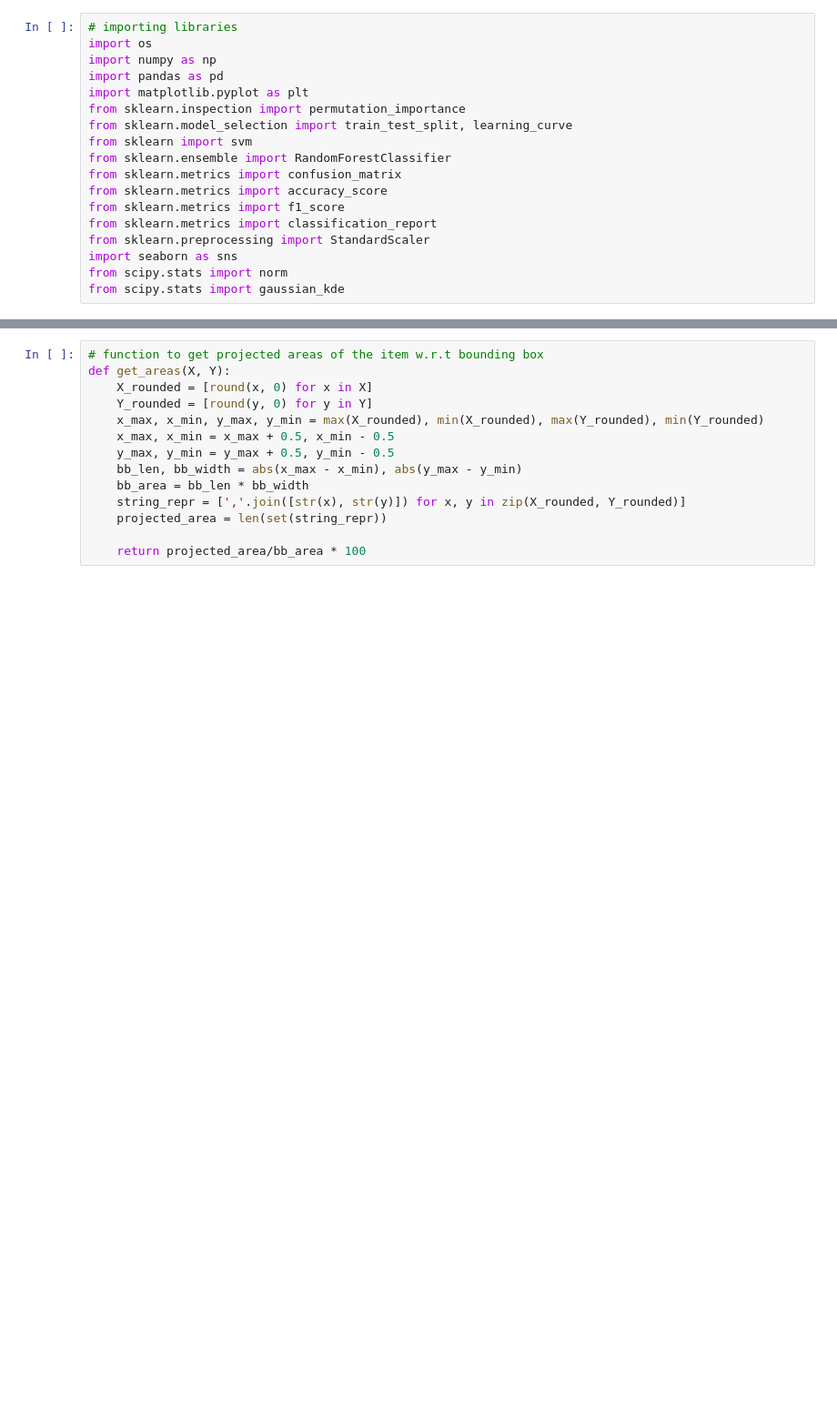
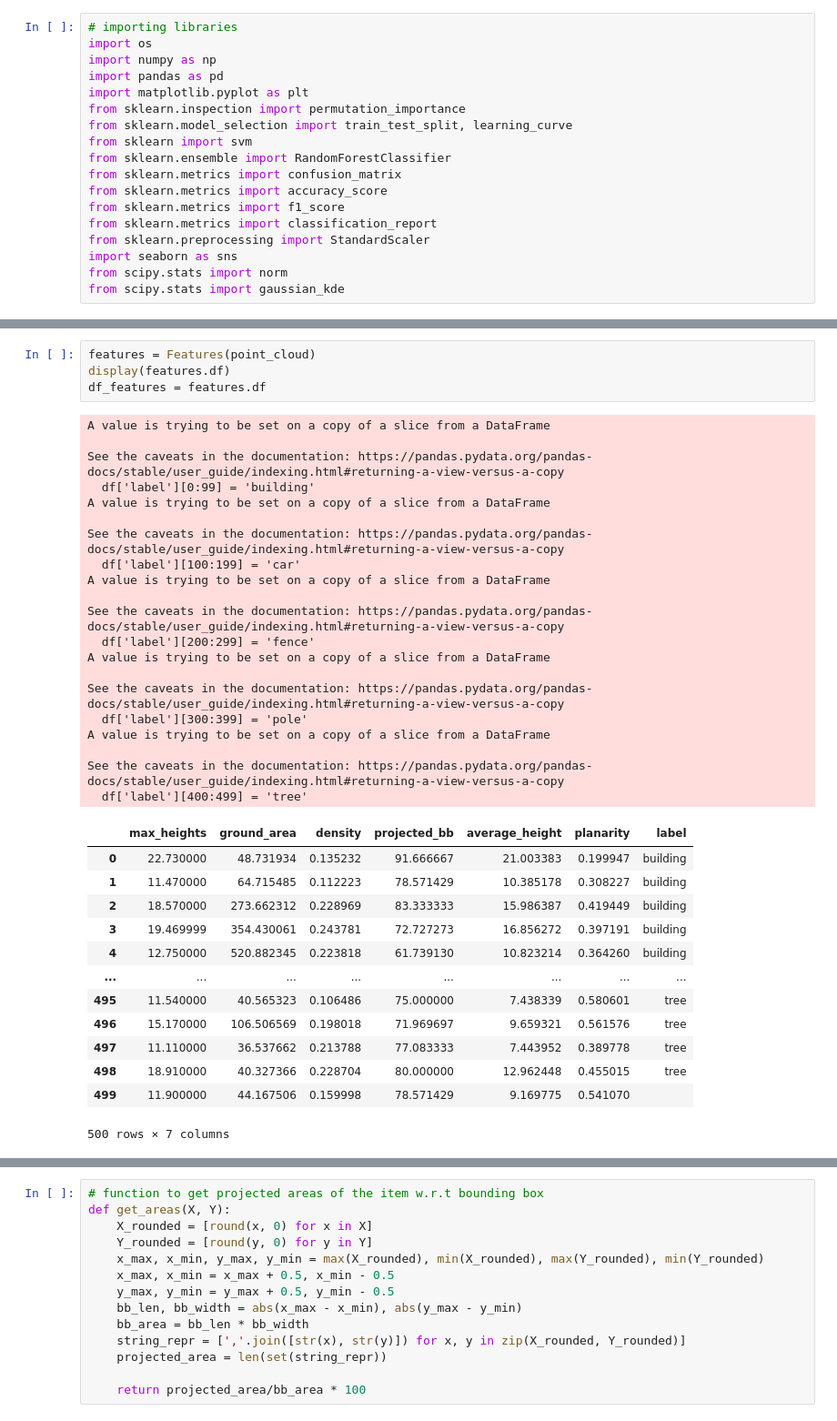
Before and after one commit to shreyakejriwal02/GEO5017_Group_13, a Jupyter notebook: Assignment_2.ipynb, the cells around one changed output, grey strips where cells are left out. Shown at 91% size. Drawn from its saved outputs; the diff is of its cells as text; blank space fills up the shorter version.

```diff
--- a/Assignment_2.ipynb
+++ b/Assignment_2.ipynb
@@ -57,0 +153,38 @@ plt.show()
+# %%
+features = Features(point_cloud)
+display(features.df)
+df_features = features.df
+# %% [output]
+A value is trying to be set on a copy of a slice from a DataFrame
+
+See the caveats in the documentation: https://pandas.pydata.org/pandas-docs/stable/user_guide/indexing.html#returning-a-view-versus-a-copy
+  df['label'][0:99] = 'building'
+A value is trying to be set on a copy of a slice from a DataFrame
+
+See the caveats in the documentation: https://pandas.pydata.org/pandas-docs/stable/user_guide/indexing.html#returning-a-view-versus-a-copy
+  df['label'][100:199] = 'car'
+A value is trying to be set on a copy of a slice from a DataFrame
+
+See the caveats in the documentation: https://pandas.pydata.org/pandas-docs/stable/user_guide/indexing.html#returning-a-view-versus-a-copy
+  df['label'][200:299] = 'fence'
+A value is trying to be set on a copy of a slice from a DataFrame
+
+See the caveats in the documentation: https://pandas.pydata.org/pandas-docs/stable/user_guide/indexing.html#returning-a-view-versus-a-copy
+  df['label'][300:399] = 'pole'
+A value is trying to be set on a copy of a slice from a DataFrame
+
+See the caveats in the documentation: https://pandas.pydata.org/pandas-docs/stable/user_guide/indexing.html#returning-a-view-versus-a-copy
+  df['label'][400:499] = 'tree'
+|  | max_heights | ground_area | density | projected_bb | average_height | planarity | label |
+| 0 | 22.730000 | 48.731934 | 0.135232 | 91.666667 | 21.003383 | 0.199947 | building |
+| 1 | 11.470000 | 64.715485 | 0.112223 | 78.571429 | 10.385178 | 0.308227 | building |
+| 2 | 18.570000 | 273.662312 | 0.228969 | 83.333333 | 15.986387 | 0.419449 | building |
+| 3 | 19.469999 | 354.430061 | 0.243781 | 72.727273 | 16.856272 | 0.397191 | building |
+| 4 | 12.750000 | 520.882345 | 0.223818 | 61.739130 | 10.823214 | 0.364260 | building |
+| ... | ... | ... | ... | ... | ... | ... | ... |
+| 495 | 11.540000 | 40.565323 | 0.106486 | 75.000000 | 7.438339 | 0.580601 | tree |
+| 496 | 15.170000 | 106.506569 | 0.198018 | 71.969697 | 9.659321 | 0.561576 | tree |
+| 497 | 11.110000 | 36.537662 | 0.213788 | 77.083333 | 7.443952 | 0.389778 | tree |
+| 498 | 18.910000 | 40.327366 | 0.228704 | 80.000000 | 12.962448 | 0.455015 | tree |
+| 499 | 11.900000 | 44.167506 | 0.159998 | 78.571429 | 9.169775 | 0.541070 |  |
+500 rows × 7 columns
```
Also changed, not shown: parts of 13 cells of this notebook.
